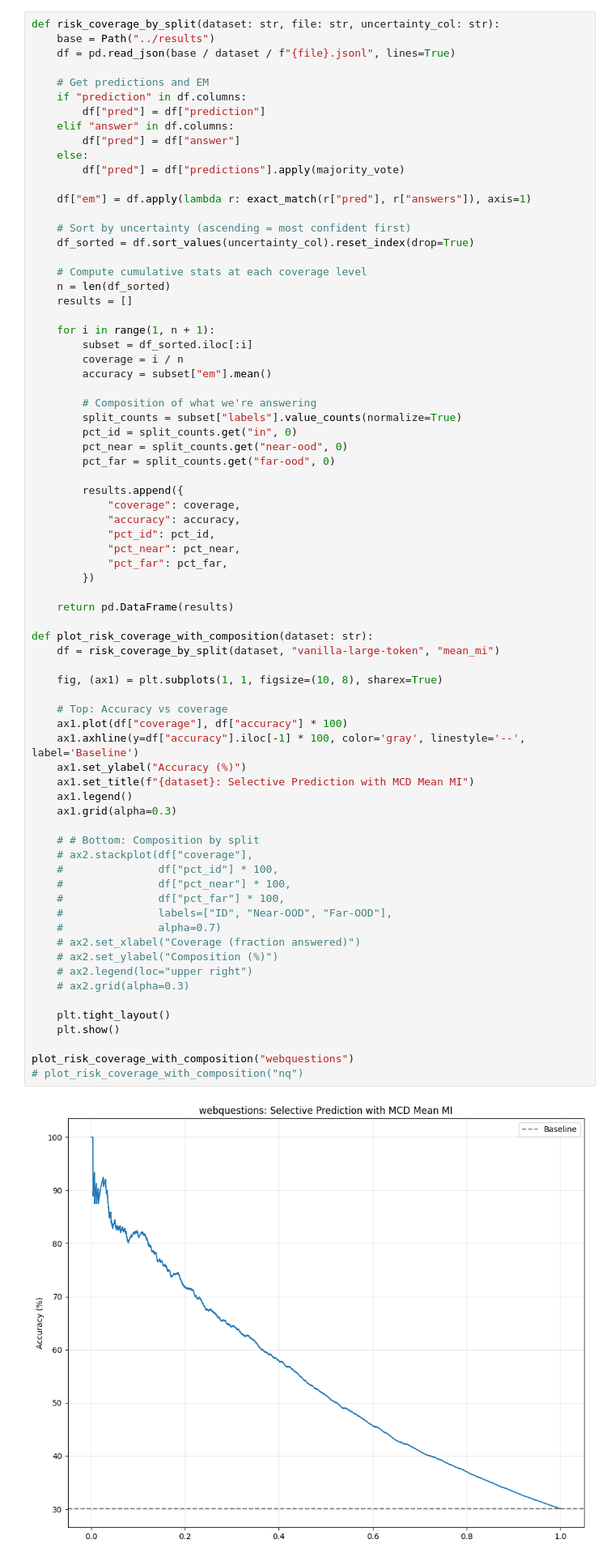
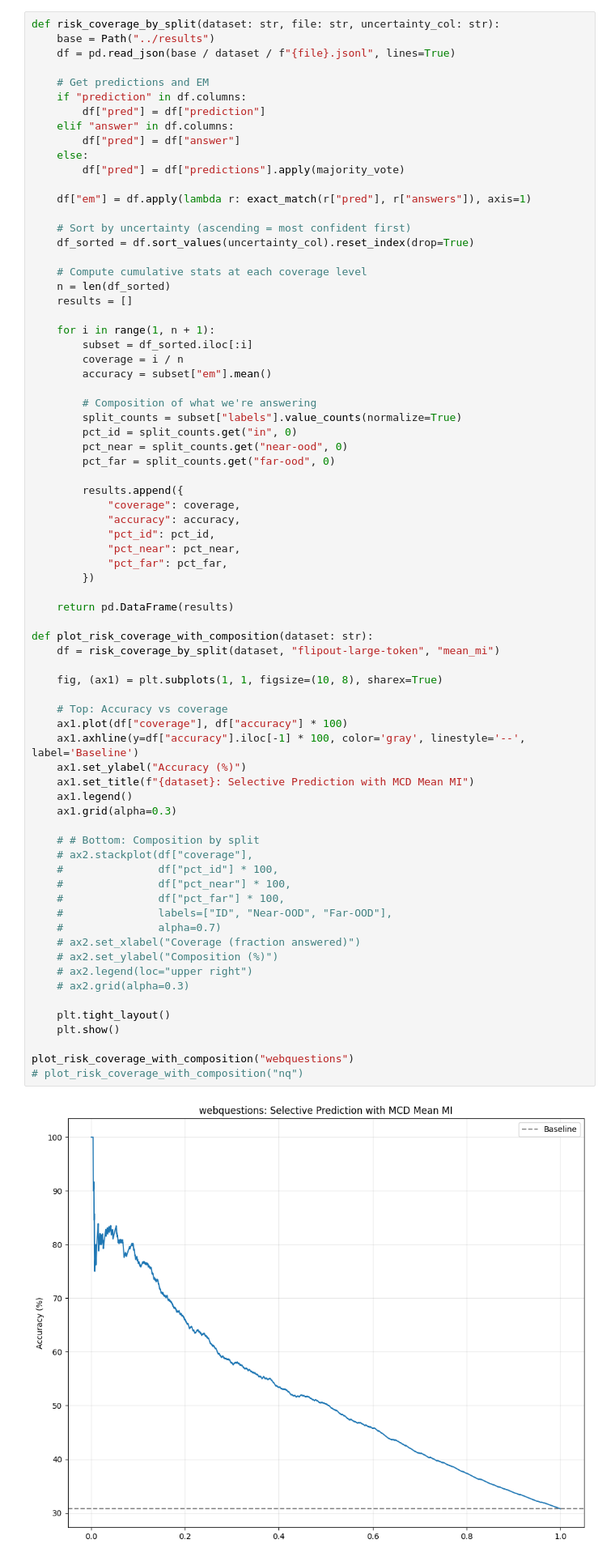
Before and after one commit to dries02/cbqa-ood, a Jupyter notebook: notebooks/results.ipynb, the cells around one changed output. Shown at 81% size. Cells and saved outputs as stored; diff of their text form.

Commit message:
support flipout for t5; small improvements

```diff
--- a/notebooks/results.ipynb
+++ b/notebooks/results.ipynb
@@ -469,37 +471,37 @@ def risk_coverage_by_split(dataset: str, file: str, uncertainty_col: str):
     return pd.DataFrame(results)
 
 def plot_risk_coverage_with_composition(dataset: str):
-    df = risk_coverage_by_split(dataset, "vanilla-large-token", "mean_mi")
+    df = risk_coverage_by_split(dataset, "flipout-large-token", "mean_mi")
 
     fig, (ax1) = plt.subplots(1, 1, figsize=(10, 8), sharex=True)
 
     # Top: Accuracy vs coverage
     ax1.plot(df["coverage"], df["accuracy"] * 100)
     ax1.axhline(y=df["accuracy"].iloc[-1] * 100, color='gray', linestyle='--', label='Baseline')
     ax1.set_ylabel("Accuracy (%)")
     ax1.set_title(f"{dataset}: Selective Prediction with MCD Mean MI")
     ax1.legend()
     ax1.grid(alpha=0.3)
 
     # # Bottom: Composition by split
     # ax2.stackplot(df["coverage"],
     #               df["pct_id"] * 100,
     #               df["pct_near"] * 100,
     #               df["pct_far"] * 100,
     #               labels=["ID", "Near-OOD", "Far-OOD"],
     #               alpha=0.7)
     # ax2.set_xlabel("Coverage (fraction answered)")
     # ax2.set_ylabel("Composition (%)")
     # ax2.legend(loc="upper right")
     # ax2.grid(alpha=0.3)
 
     plt.tight_layout()
     plt.show()
 
 plot_risk_coverage_with_composition("webquestions")
 # plot_risk_coverage_with_composition("nq")
 # %% [output]
-[figure, old version]
+[figure, new version]
 # %%
 import numpy as np
 
```
Also changed, not shown: parts of 6 cells of this notebook, 12 other files.
